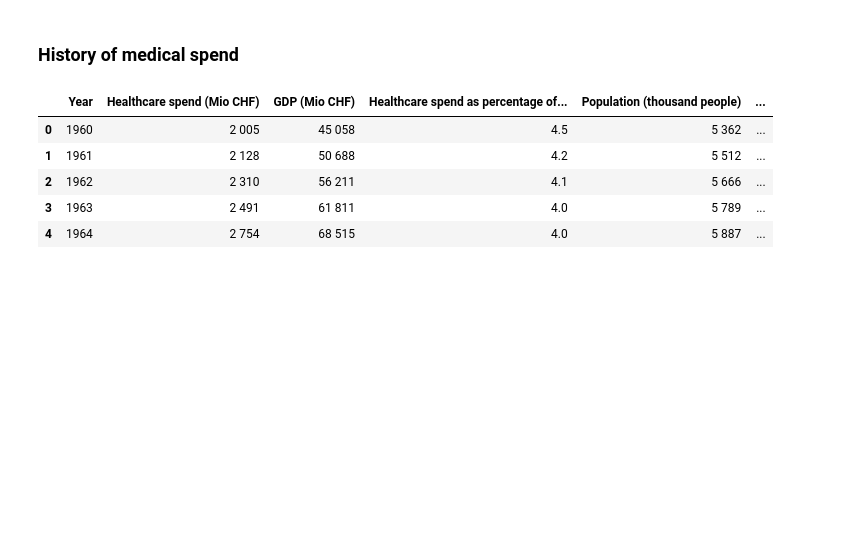
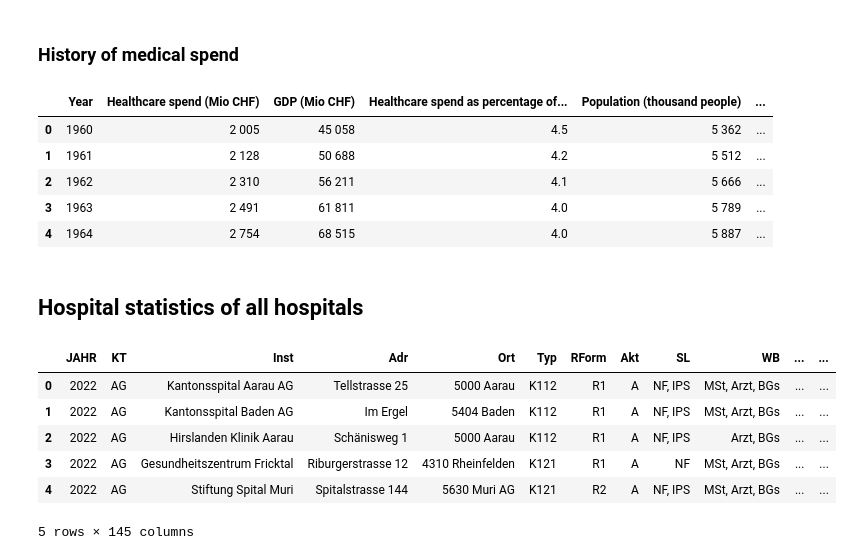
Before and after one commit to 111ark/swiss-hospital-occupancy, a Jupyter notebook: notebooks/Figures_for_introduction.ipynb, the cells around one changed output. Saved outputs shown, nothing was run; the diff lists cells and outputs as text; code cells hidden in the pictures; blank space fills up the shorter version.

```diff
--- a/notebooks/Figures_for_introduction.ipynb
+++ b/notebooks/Figures_for_introduction.ipynb
@@ -28,0 +29,13 @@ fig.show()
+# %% [markdown]
+## Hospital statistics of all hospitals
+# %%
+all_hospitals = pd.read_excel('../data/raw/kzp22_data.xlsx', sheet_name='KZ2022_KZP22', engine='openpyxl')
+all_hospitals.head()
+# %% [output]
+|  | JAHR | KT | Inst | Adr | Ort | Typ | RForm | Akt | SL | WB | ... | ... |
+| 0 | 2022 | AG | Kantonsspital Aarau AG | Tellstrasse 25 | 5000 Aarau | K112 | R1 | A | NF, IPS | MSt, Arzt, BGs | ... | ... |
+| 1 | 2022 | AG | Kantonsspital Baden AG | Im Ergel | 5404 Baden | K112 | R1 | A | NF, IPS | MSt, Arzt, BGs | ... | ... |
+| 2 | 2022 | AG | Hirslanden Klinik Aarau | Schänisweg 1 | 5000 Aarau | K112 | R1 | A | NF, IPS | Arzt, BGs | ... | ... |
+| 3 | 2022 | AG | Gesundheitszentrum Fricktal | Riburgerstrasse 12 | 4310 Rheinfelden | K121 | R1 | A | NF | MSt, Arzt, BGs | ... | ... |
+| 4 | 2022 | AG | Stiftung Spital Muri | Spitalstrasse 144 | 5630 Muri AG | K121 | R2 | A | NF, IPS | MSt, Arzt, BGs | ... | ... |
+5 rows × 145 columns
```
Also changed, not shown: parts of 9 cells of this notebook, 1 other file.
